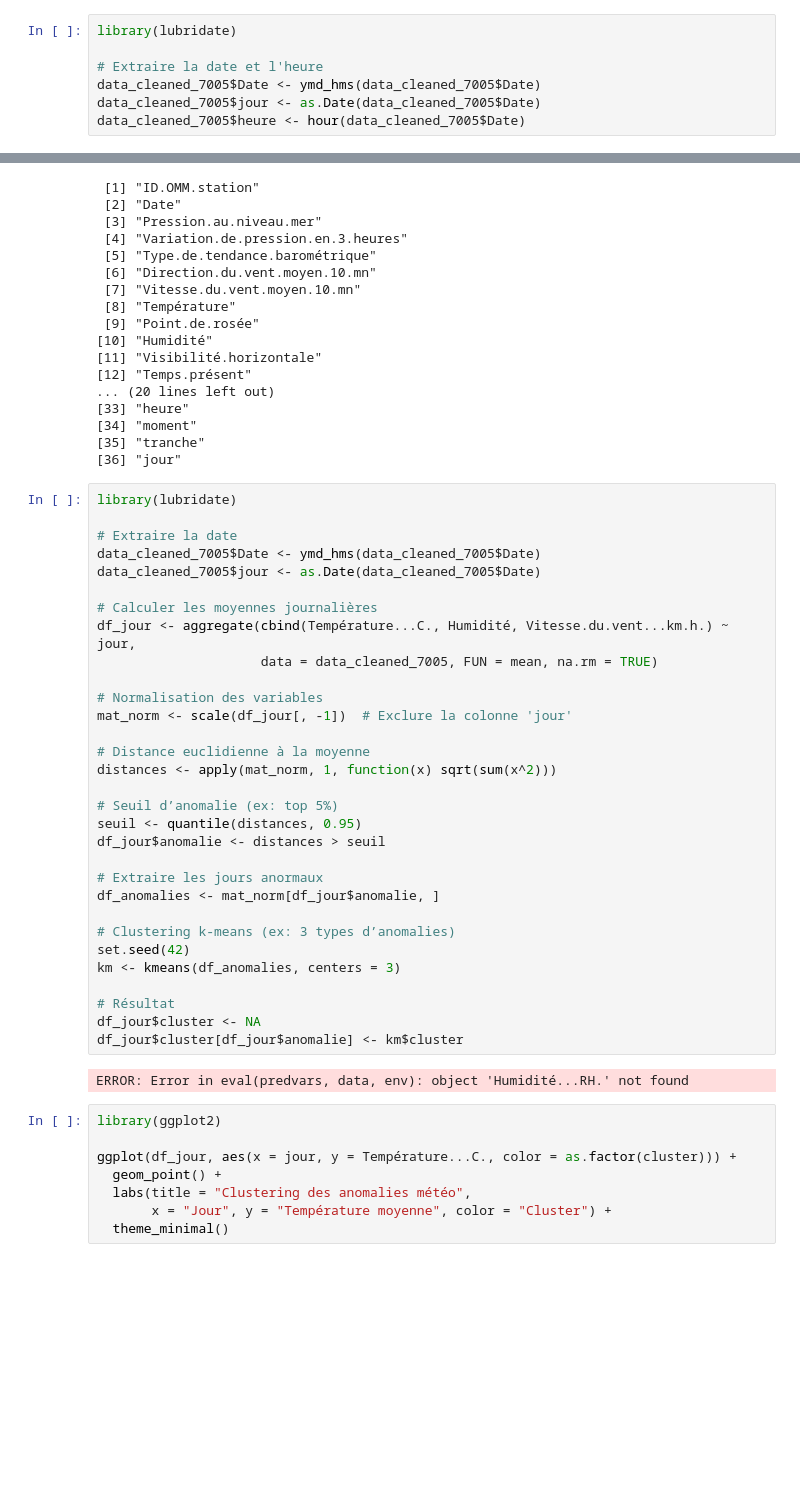
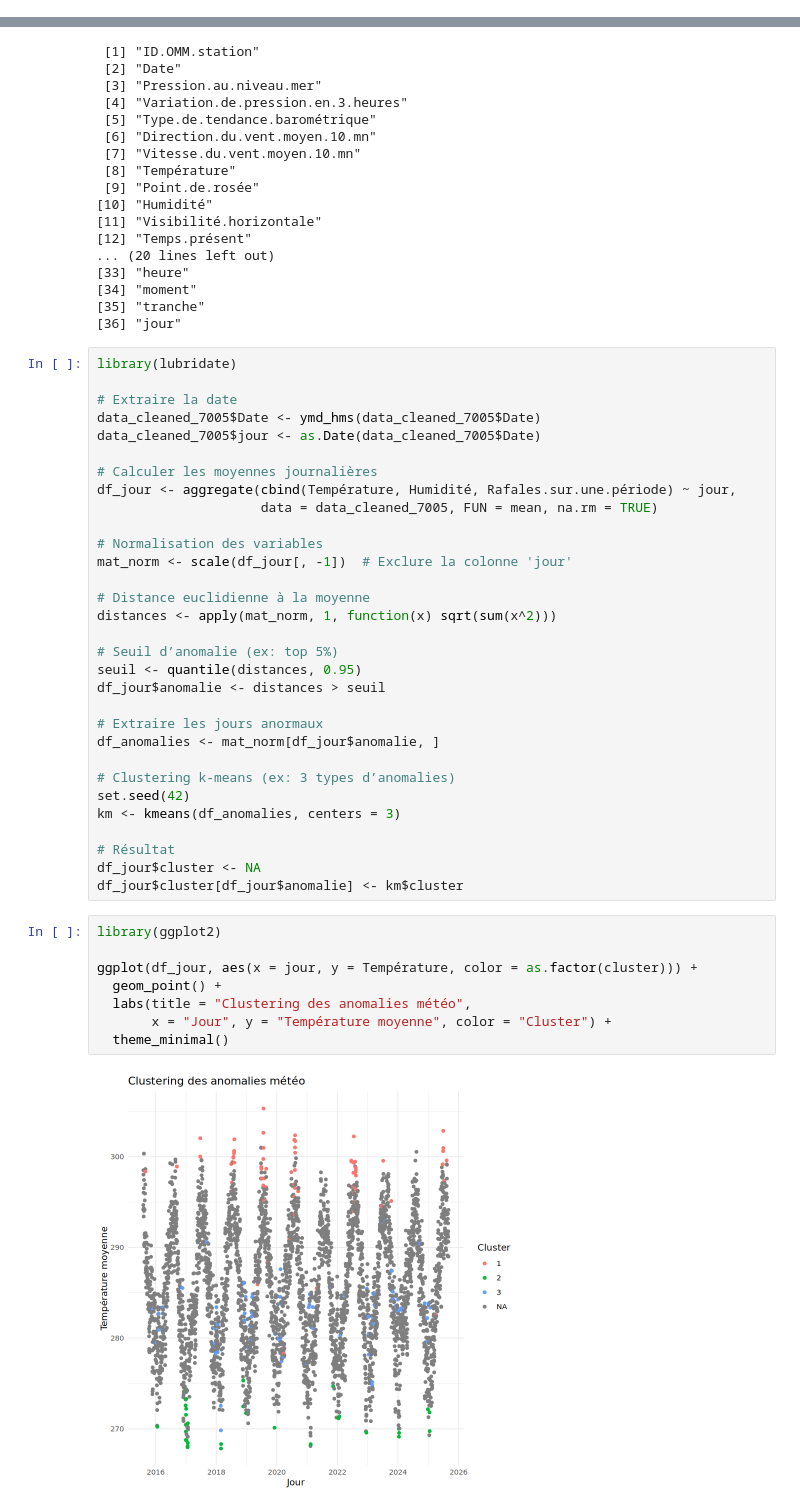
Before and after one commit to lauraachoquett/stats_BE_Bobbia, a Jupyter notebook: dummy/clustering.ipynb, the cells around one changed output, grey strips where cells are left out. Cells and saved outputs as stored; diff of their text form; blank space fills up the shorter version.

```diff
--- a/dummy/clustering.ipynb
+++ b/dummy/clustering.ipynb
@@ -113,7 +108,0 @@ Profils journaliers
-# %%
-library(lubridate)
-
-# Extraire la date et l'heure
-data_cleaned_7005$Date <- ymd_hms(data_cleaned_7005$Date)
-data_cleaned_7005$jour <- as.Date(data_cleaned_7005$Date)
-data_cleaned_7005$heure <- hour(data_cleaned_7005$Date)
@@ -180,7 +136,7 @@ data_cleaned_7005$Date <- ymd_hms(data_cleaned_7005$Date)
 data_cleaned_7005$jour <- as.Date(data_cleaned_7005$Date)
 
 # Calculer les moyennes journalières
-df_jour <- aggregate(cbind(Température...C., Humidité, Vitesse.du.vent...km.h.) ~ jour,
+df_jour <- aggregate(cbind(Température, Humidité, Rafales.sur.une.période) ~ jour,
                      data = data_cleaned_7005, FUN = mean, na.rm = TRUE)
 
 # Normalisation des variables
@@ -203,13 +159,13 @@ km <- kmeans(df_anomalies, centers = 3)
 # Résultat
 df_jour$cluster <- NA
 df_jour$cluster[df_jour$anomalie] <- km$cluster
-# %% [output]
-ERROR: Error in eval(predvars, data, env): object 'Humidité...RH.' not found
 # %%
 library(ggplot2)
 
-ggplot(df_jour, aes(x = jour, y = Température...C., color = as.factor(cluster))) +
+ggplot(df_jour, aes(x = jour, y = Température, color = as.factor(cluster))) +
   geom_point() +
   labs(title = "Clustering des anomalies météo",
        x = "Jour", y = "Température moyenne", color = "Cluster") +
   theme_minimal()
+# %% [output]
+[figure, added]
```
Also changed, not shown: parts of 10 cells of this notebook, 1 other file.
